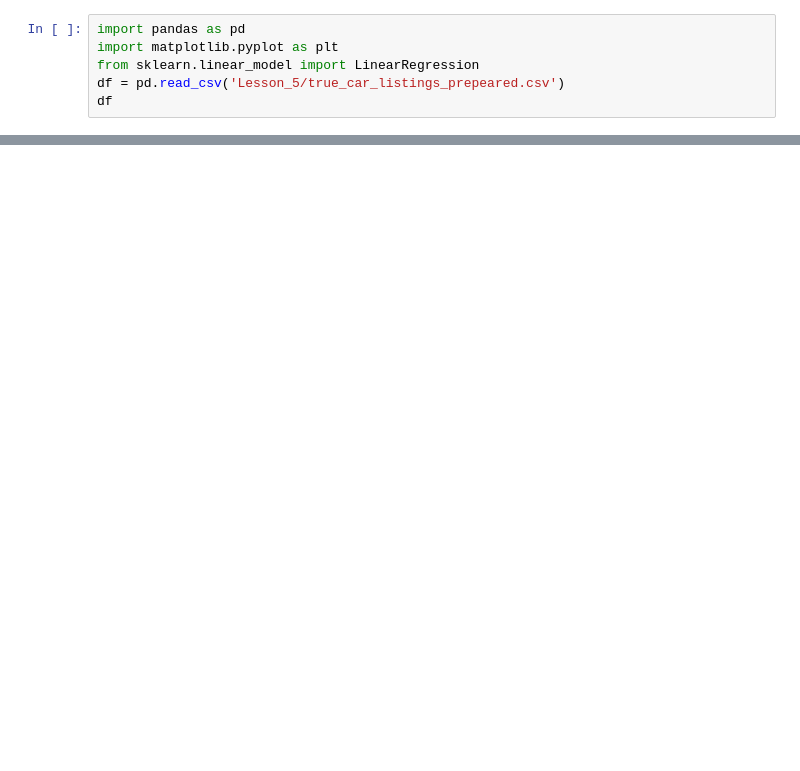
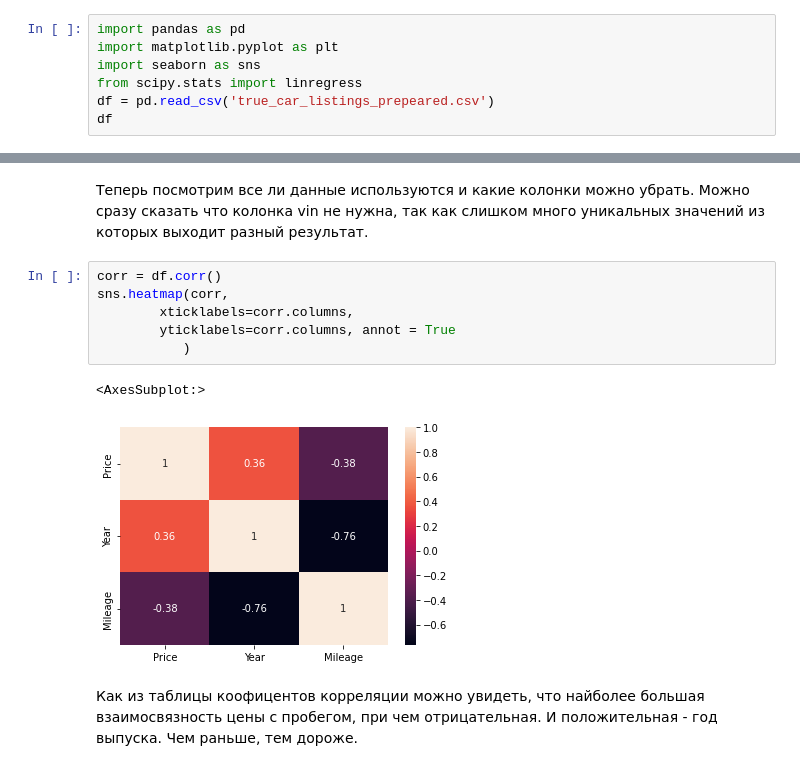
Before and after one commit to Oleg-Storozhev/HillelAI, a Jupyter notebook: Lesson_5/Homework.ipynb, the cells around one changed output, grey strips where cells are left out. Saved outputs shown, nothing was run; the diff lists cells and outputs as text; blank space fills up the shorter version.

```diff
--- a/Lesson_5/Homework.ipynb
+++ b/Lesson_5/Homework.ipynb
@@ -1,7 +1,8 @@
 # %%
 import pandas as pd
 import matplotlib.pyplot as plt
-from sklearn.linear_model import LinearRegression
-df = pd.read_csv('Lesson_5/true_car_listings_prepeared.csv')
+import seaborn as sns
+from scipy.stats import linregress
+df = pd.read_csv('true_car_listings_prepeared.csv')
 df
 # %% [output]
@@ -8,0 +101,13 @@ FileNotFoundError: [Errno 2] No such file or directory: 'Lesson_5/true_car_listi
+# %% [markdown]
+Теперь посмотрим все ли данные используются и какие колонки можно убрать. Можно сразу сказать что колонка vin не нужна, так как слишком много уникальных значений из которых выходит разный результат.
+# %%
+corr = df.corr()
+sns.heatmap(corr,
+        xticklabels=corr.columns,
+        yticklabels=corr.columns, annot = True
+           )
+# %% [output]
+<AxesSubplot:>
+[figure, added]
+# %% [markdown]
+Как из таблицы коофицентов корреляции можно увидеть, что найболее большая взаимосвязность цены с пробегом, при чем отрицательная. И положительная - год выпуска. Чем раньше, тем дороже.
```
Also changed, not shown: parts of 29 cells of this notebook, 2 other files.
